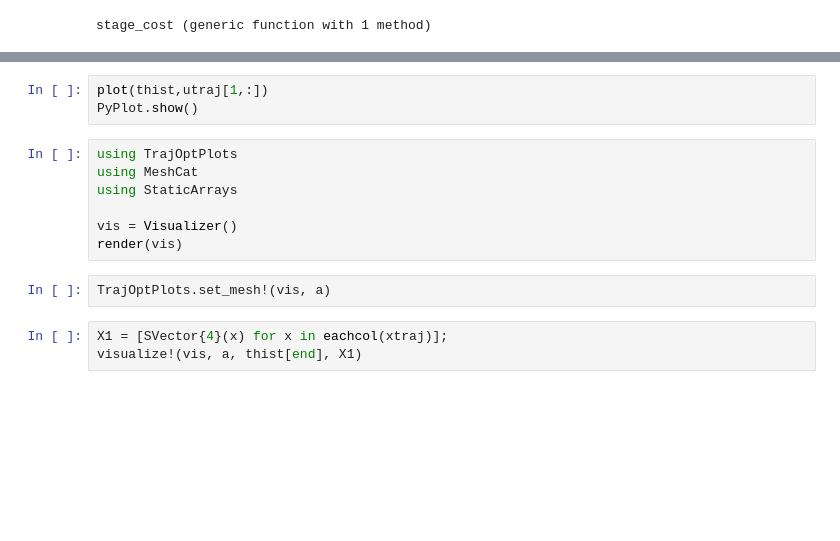
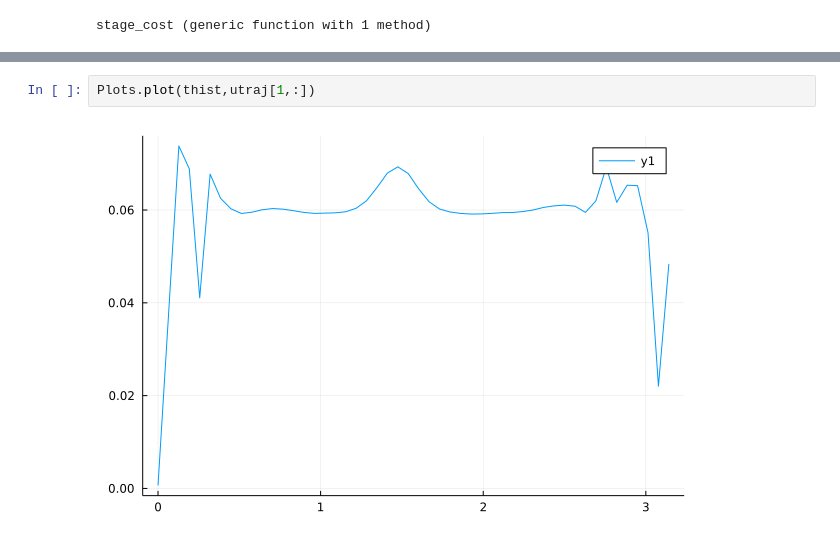
Before and after one commit to shukanp/16745-threebody, a Jupyter notebook: src/dircol.ipynb, the cells around one changed output, grey strips where cells are left out. Cells and saved outputs as stored; diff of their text form; blank space fills up the shorter version.

```diff
--- a/src/dircol.ipynb
+++ b/src/dircol.ipynb
@@ -487,15 +348,4 @@ Plots.plot(thist,xtraj[3,:])
 # %%
-plot(thist,utraj[1,:])
-PyPlot.show()
+Plots.plot(thist,utraj[1,:])
+# %% [output]
+[figure, added]
-# %%
-using TrajOptPlots
-using MeshCat
-using StaticArrays
-
-vis = Visualizer()
-render(vis)
-# %%
-TrajOptPlots.set_mesh!(vis, a)
-# %%
-X1 = [SVector{4}(x) for x in eachcol(xtraj)];
-visualize!(vis, a, thist[end], X1)
```
Also changed, not shown: parts of 25 cells of this notebook, 4 other files.
